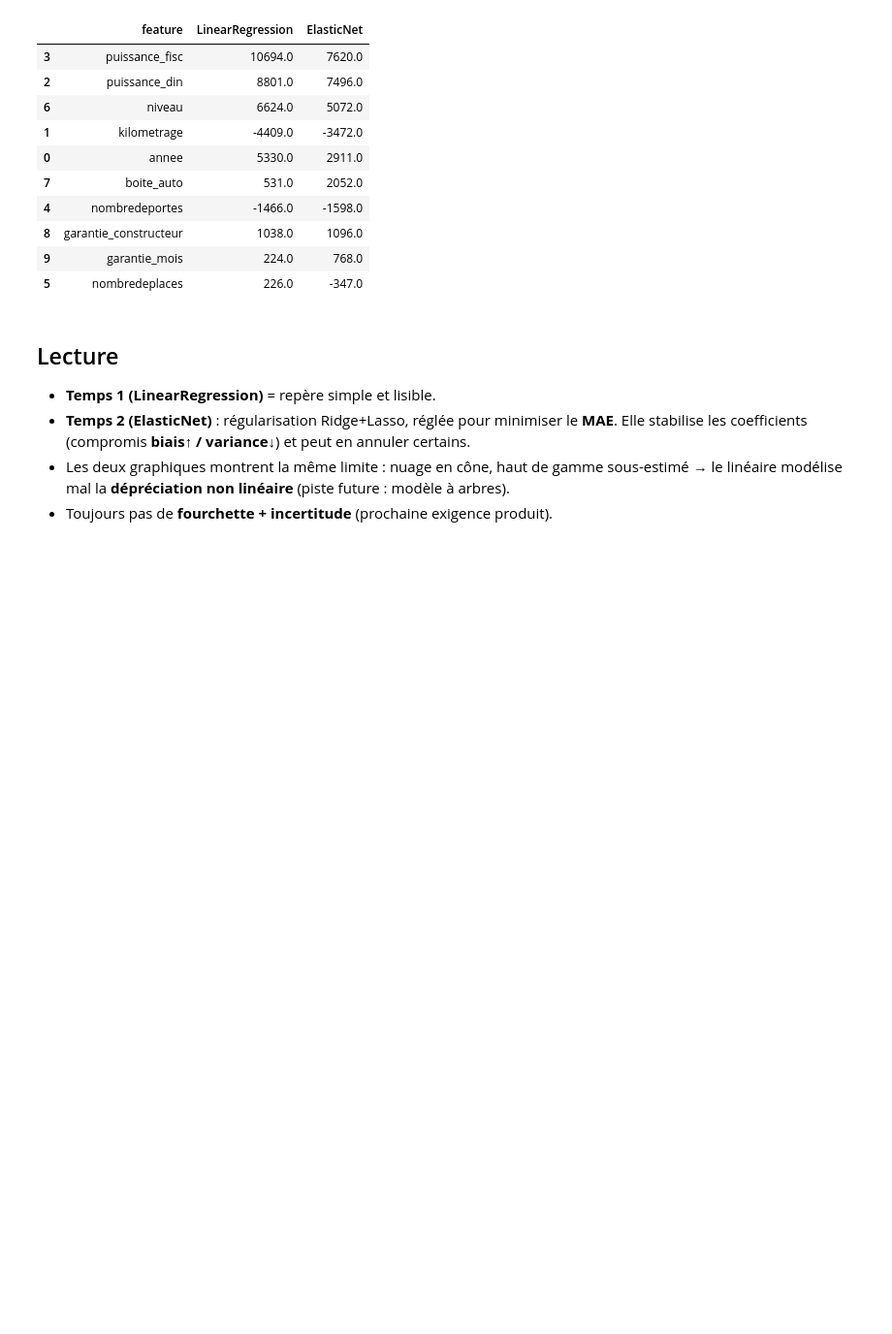
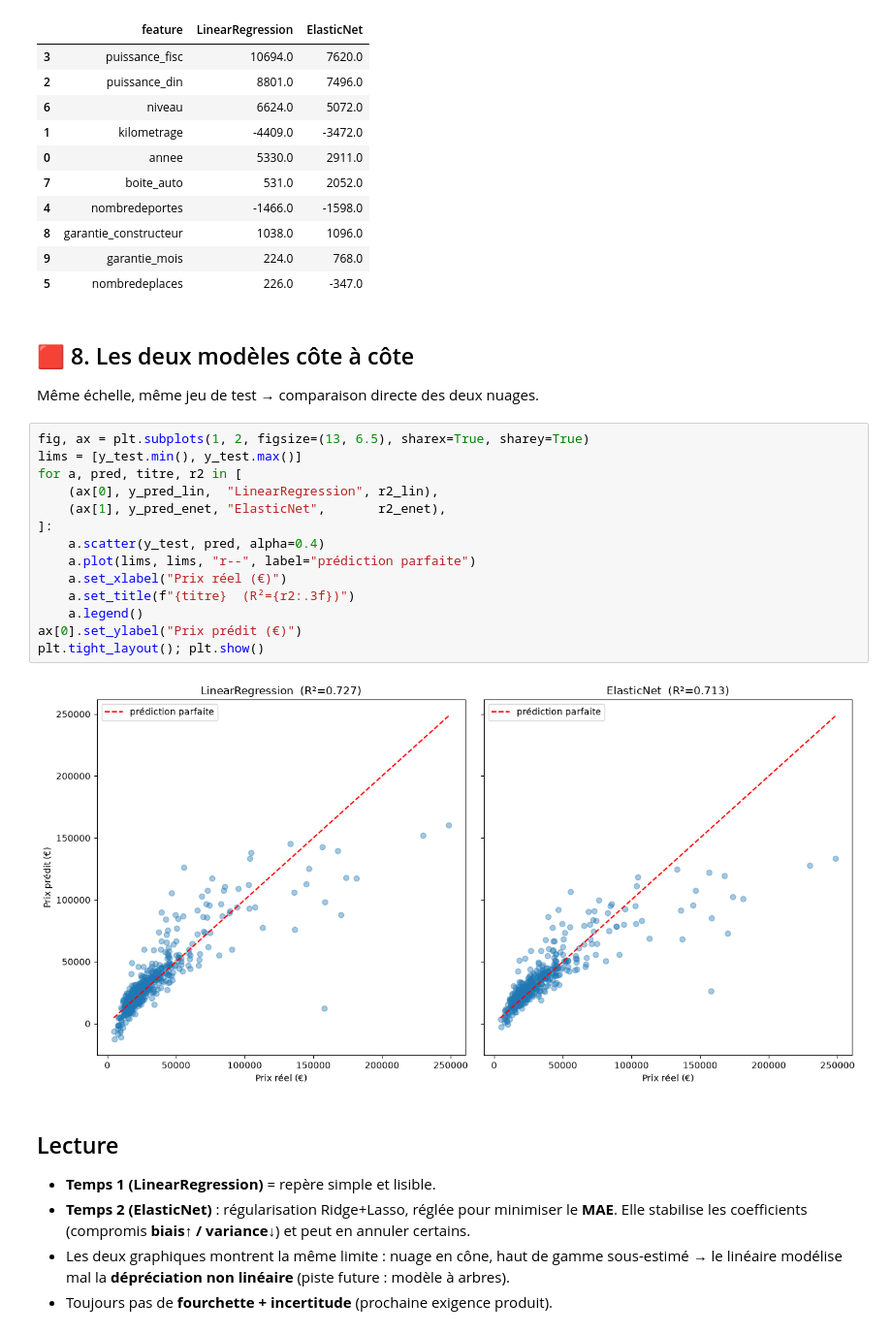
Before and after one commit to zepolclem/oscaria, a Jupyter notebook: ml/notebooks/french-second-hand-cars/02_baseline_regression.ipynb, the cells around one changed output. Shown at 97% size. Saved outputs shown, nothing was run; the diff lists cells and outputs as text; blank space fills up the shorter version.

Commit message:
docs(ml): ajoute un graph reel-vs-predit cote a cote (LinearRegression vs ElasticNet)
Section 8: subplots 1x2 partageant les axes pour comparer visuellement
les deux nuages sur le meme jeu de test.

Co-Authored-By: Claude Fable 5 <noreply@anthropic.com>

```diff
--- a/ml/notebooks/french-second-hand-cars/02_baseline_regression.ipynb
+++ b/ml/notebooks/french-second-hand-cars/02_baseline_regression.ipynb
@@ -192,6 +192,26 @@ coefs
 | 8 | garantie_constructeur | 1038.0 | 1096.0 |
 | 9 | garantie_mois | 224.0 | 768.0 |
 | 5 | nombredeplaces | 226.0 | -347.0 |
+# %% [markdown]
+## 🟥 8. Les deux modèles côte à côte
+
+Même échelle, même jeu de test → comparaison directe des deux nuages.
+# %%
+fig, ax = plt.subplots(1, 2, figsize=(13, 6.5), sharex=True, sharey=True)
+lims = [y_test.min(), y_test.max()]
+for a, pred, titre, r2 in [
+    (ax[0], y_pred_lin,  "LinearRegression", r2_lin),
+    (ax[1], y_pred_enet, "ElasticNet",       r2_enet),
+]:
+    a.scatter(y_test, pred, alpha=0.4)
+    a.plot(lims, lims, "r--", label="prédiction parfaite")
+    a.set_xlabel("Prix réel (€)")
+    a.set_title(f"{titre}  (R²={r2:.3f})")
+    a.legend()
+ax[0].set_ylabel("Prix prédit (€)")
+plt.tight_layout(); plt.show()
+# %% [output]
+[figure, added]
 # %% [markdown]
 ## Lecture
 
```
